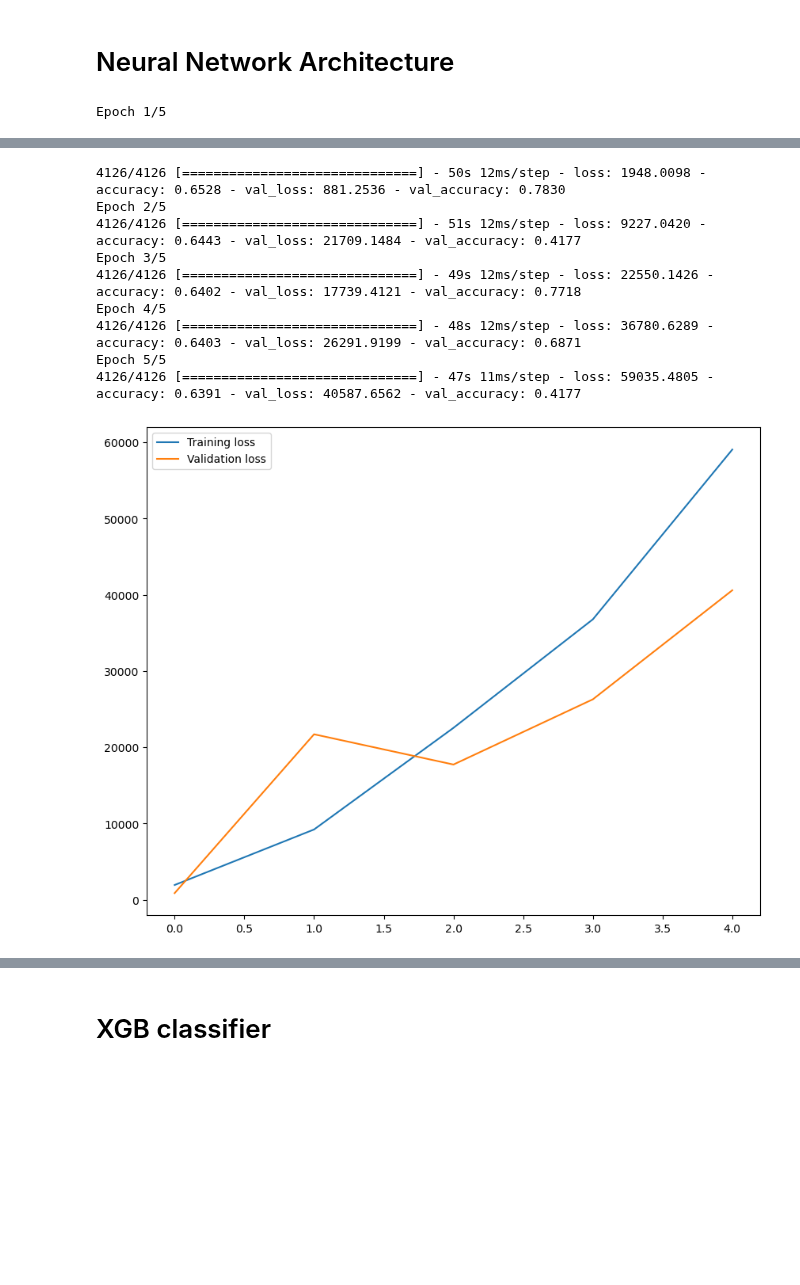
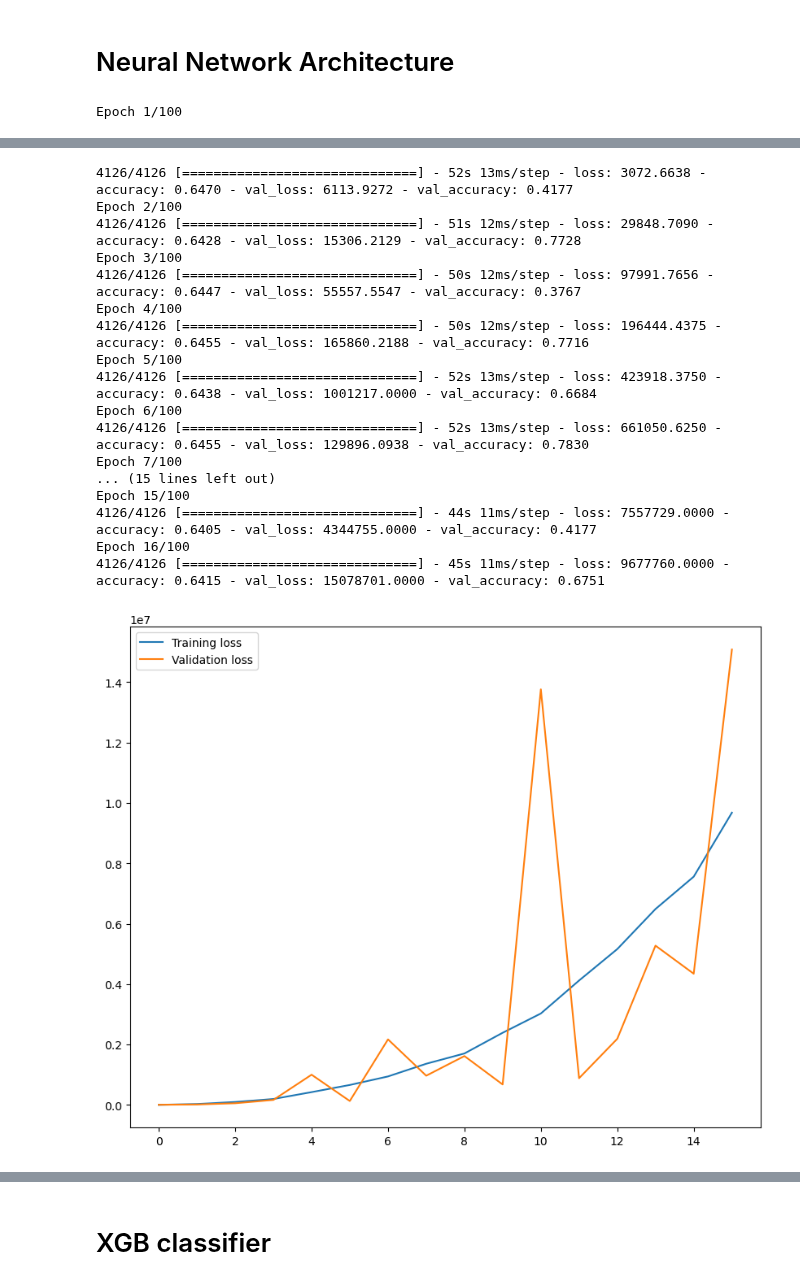
Before and after one commit to AammarTufail/six-months_python_for_data_science-mentorship-program, a Jupyter notebook: 00_projects/03_bank_churn_kaggle_competition/bank_churn_codanics.ipynb, the cells around one changed output, grey strips where cells are left out. Saved outputs shown, nothing was run; the diff lists cells and outputs as text; code cells hidden in the pictures; blank space fills up the shorter version.

```diff
--- a/00_projects/03_bank_churn_kaggle_competition/bank_churn_codanics.ipynb
+++ b/00_projects/03_bank_churn_kaggle_competition/bank_churn_codanics.ipynb
@@ -240,18 +240,18 @@ X_train , X_test , y_train , y_test = train_test_split(X , y , test_size = 0.2 ,
 # %% [markdown]
 # Neural Network Architecture
 # %%
+%%time
 # create a deep neural network using tensorflow for binary classification
 import tensorflow as tf
 from tensorflow.keras.callbacks import EarlyStopping
 
 # Building the model
 model = tf.keras.models.Sequential([
-    tf.keras.layers.Dense(128, activation='relu',
+    tf.keras.layers.Dense(64, activation='relu',
                           input_shape=(X_train.shape[1],)), # Input layer
-    tf.keras.layers.Dense(64, activation='relu'), # Hidden layer 1
-    tf.keras.layers.Dense(32, activation='relu'), # Hidden layer 2
-    # tf.keras.layers.Dense(16, activation='relu'), # Hidden layer 3
-    # tf.keras.layers.Dense(8, activation='relu'), # Hidden layer 4
+    tf.keras.layers.Dense(32, activation='relu'), # Hidden layer 1
+    tf.keras.layers.Dense(16, activation='relu'), # Hidden layer 2
+    tf.keras.layers.Dense(8, activation='relu'), # Hidden layer 3
 
     tf.keras.layers.Dense(1, activation='sigmoid') # Output layer
 ])
@@ -279,4 +279,4 @@ ax.plot(history.history['val_accuracy'], label='Validation accuracy')
 ax.legend()
 plt.show()
 # %% [output]
-Epoch 1/5
+Epoch 1/100
@@ -285,10 +285,18 @@ Epoch 1/5
-4126/4126 [==============================] - 50s 12ms/step - loss: 1948.0098 - accuracy: 0.6528 - val_loss: 881.2536 - val_accuracy: 0.7830
-Epoch 2/5
-4126/4126 [==============================] - 51s 12ms/step - loss: 9227.0420 - accuracy: 0.6443 - val_loss: 21709.1484 - val_accuracy: 0.4177
-Epoch 3/5
-4126/4126 [==============================] - 49s 12ms/step - loss: 22550.1426 - accuracy: 0.6402 - val_loss: 17739.4121 - val_accuracy: 0.7718
-Epoch 4/5
-4126/4126 [==============================] - 48s 12ms/step - loss: 36780.6289 - accuracy: 0.6403 - val_loss: 26291.9199 - val_accuracy: 0.6871
-Epoch 5/5
-4126/4126 [==============================] - 47s 11ms/step - loss: 59035.4805 - accuracy: 0.6391 - val_loss: 40587.6562 - val_accuracy: 0.4177
+4126/4126 [==============================] - 52s 13ms/step - loss: 3072.6638 - accuracy: 0.6470 - val_loss: 6113.9272 - val_accuracy: 0.4177
+Epoch 2/100
+4126/4126 [==============================] - 51s 12ms/step - loss: 29848.7090 - accuracy: 0.6428 - val_loss: 15306.2129 - val_accuracy: 0.7728
+Epoch 3/100
+4126/4126 [==============================] - 50s 12ms/step - loss: 97991.7656 - accuracy: 0.6447 - val_loss: 55557.5547 - val_accuracy: 0.3767
+Epoch 4/100
+4126/4126 [==============================] - 50s 12ms/step - loss: 196444.4375 - accuracy: 0.6455 - val_loss: 165860.2188 - val_accuracy: 0.7716
+Epoch 5/100
+4126/4126 [==============================] - 52s 13ms/step - loss: 423918.3750 - accuracy: 0.6438 - val_loss: 1001217.0000 - val_accuracy: 0.6684
+Epoch 6/100
+4126/4126 [==============================] - 52s 13ms/step - loss: 661050.6250 - accuracy: 0.6455 - val_loss: 129896.0938 - val_accuracy: 0.7830
+Epoch 7/100
+... (15 lines left out)
+Epoch 15/100
+4126/4126 [==============================] - 44s 11ms/step - loss: 7557729.0000 - accuracy: 0.6405 - val_loss: 4344755.0000 - val_accuracy: 0.4177
+Epoch 16/100
+4126/4126 [==============================] - 45s 11ms/step - loss: 9677760.0000 - accuracy: 0.6415 - val_loss: 15078701.0000 - val_accuracy: 0.6751
-[figure, old version]
+[figure, new version]
```
Also changed, not shown: parts of 2 cells of this notebook, 19 other files.
